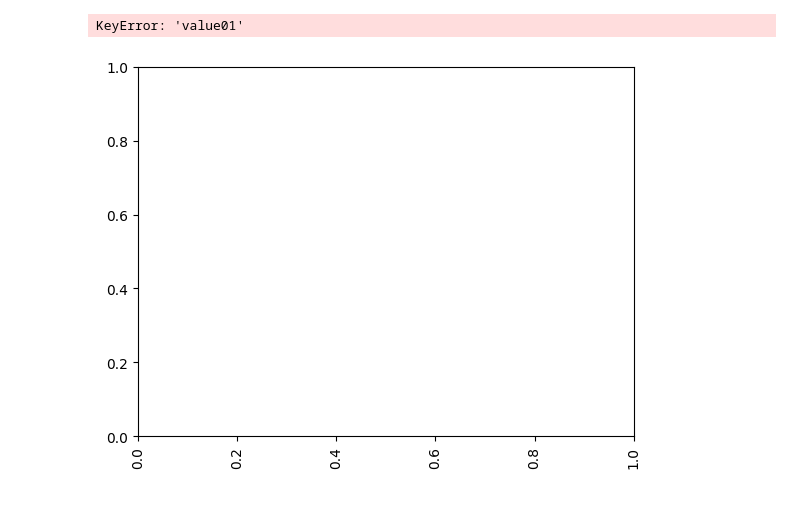
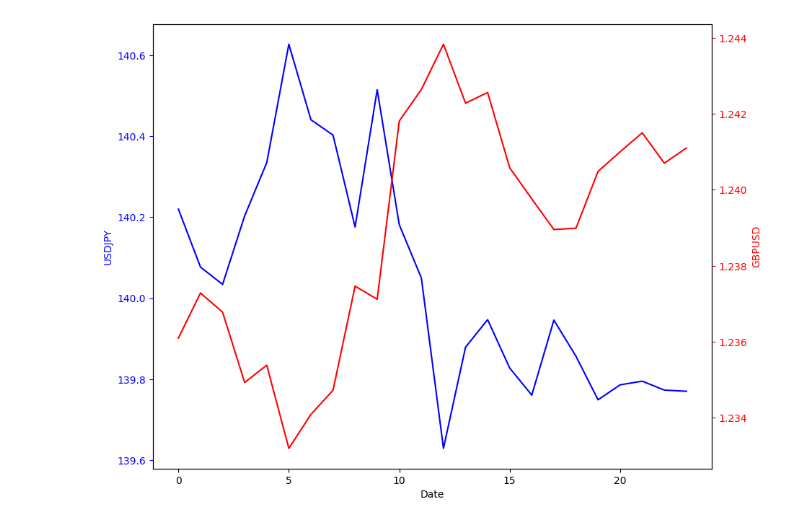
Before and after one commit to ohmura39/deep, a Jupyter notebook: 双軸.ipynb, the cells around one changed output. Saved outputs shown, nothing was run; the diff lists cells and outputs as text; code cells hidden in the pictures.

```diff
--- a/双軸.ipynb
+++ b/双軸.ipynb
@@ -21,16 +116,28 @@ plt.show()
 # %%
-# 2軸のグラフを作成する
-fig, ax = plt.subplots()
-plt.xticks(rotation=90)
-ax.plot(df1.index, df1['value01'], color='b')
-ax.set_xlabel('Data')
-ax.set_ylabel('Value01', color='b')
+import pandas as pd
+import matplotlib.pyplot as plt
+
+# CSVファイルからデータを読み込む
+df = pd.read_csv("price_530 - シート1.csv")
+
+# データフレームのカラム名を指定する
+df.columns = ['Date','USDJPY', 'GBPJPY','EURJPY','EURUSD','GBPUSD']
+
+# プロットのサイズを指定する
+fig, ax = plt.subplots(figsize=(10, 8))
+
+# USD/JPYの折れ線グラフを描く
+ax.plot(df.index, df['USDJPY'], color='b')
+ax.set_xlabel('Date')
+ax.set_ylabel('USDJPY', color='b')
 ax.tick_params('y', colors='b')
+
+# GBP/USDの折れ線グラフを描く
 ax2 = ax.twinx()
-ax2.plot(df2.index, df2['value02'], color='r')
-ax2.set_ylabel('Value02', color='r')
+ax2.plot(df.index, df['GBPUSD'], color='r')
+ax2.set_ylabel('GBPUSD', color='r')
 ax2.tick_params('y', colors='r')
+# プロットを表示する
 plt.show()
 # %% [output]
-KeyError: 'value01'
-[figure, old version]
+[figure, new version]
```
Also changed, not shown: parts of 19 cells of this notebook, 5 other files.
